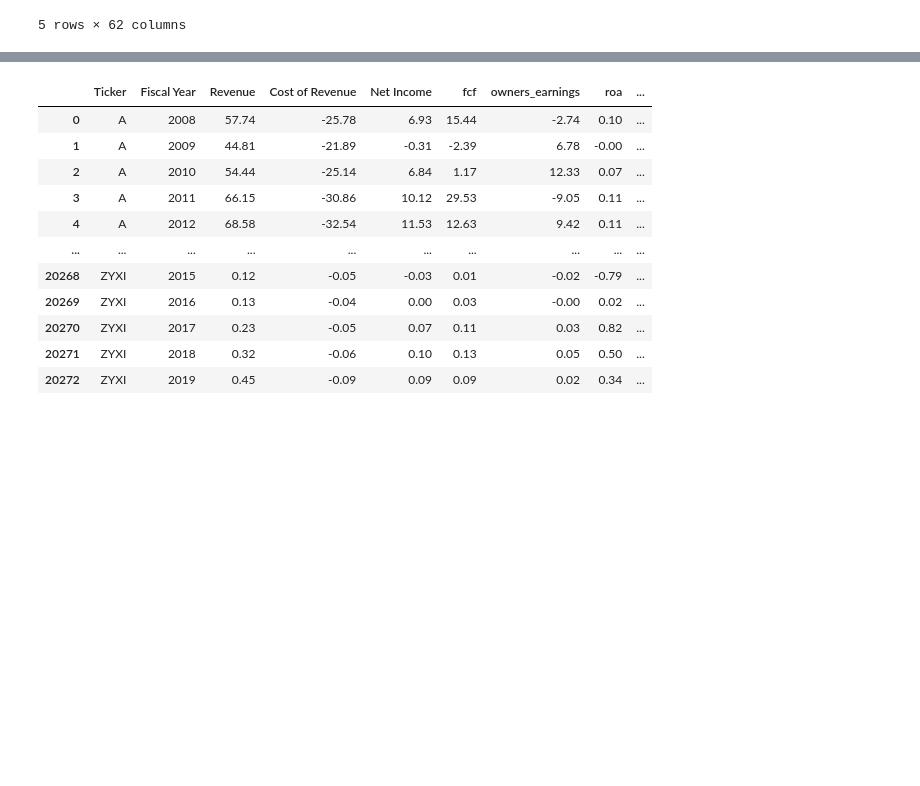
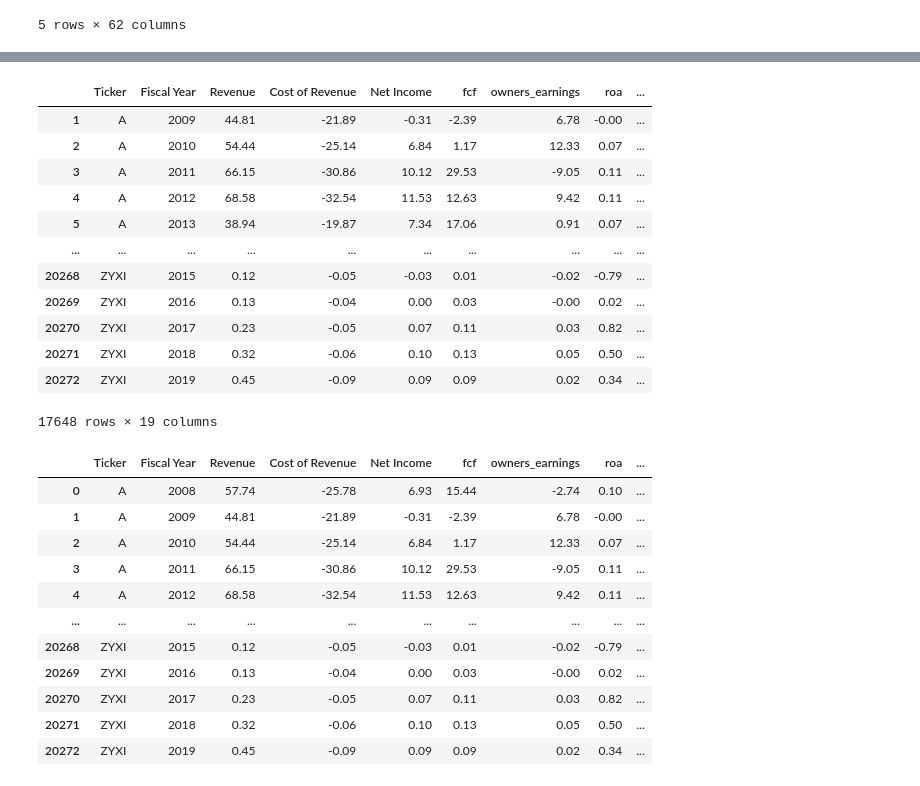
Before and after one commit to lluc2397/earnings-prediction, a Jupyter notebook: notebooks/2.0-feature-engineering.ipynb, the cells around one changed output, grey strips where cells are left out. Saved outputs shown, nothing was run; the diff lists cells and outputs as text; code cells hidden in the pictures; blank space fills up the shorter version.

```diff
--- a/notebooks/2.0-feature-engineering.ipynb
+++ b/notebooks/2.0-feature-engineering.ipynb
@@ -150,3 +153,19 @@ resumed_df.describe()
+# %%
+resumed_df_dropped
+# %% [output]
+|  | Ticker | Fiscal Year | Revenue | Cost of Revenue | Net Income | fcf | owners_earnings | roa | ... |
+| 1 | A | 2009 | 44.81 | -21.89 | -0.31 | -2.39 | 6.78 | -0.00 | ... |
+| 2 | A | 2010 | 54.44 | -25.14 | 6.84 | 1.17 | 12.33 | 0.07 | ... |
+| 3 | A | 2011 | 66.15 | -30.86 | 10.12 | 29.53 | -9.05 | 0.11 | ... |
+| 4 | A | 2012 | 68.58 | -32.54 | 11.53 | 12.63 | 9.42 | 0.11 | ... |
+| 5 | A | 2013 | 38.94 | -19.87 | 7.34 | 17.06 | 0.91 | 0.07 | ... |
+| ... | ... | ... | ... | ... | ... | ... | ... | ... | ... |
+| 20268 | ZYXI | 2015 | 0.12 | -0.05 | -0.03 | 0.01 | -0.02 | -0.79 | ... |
+| 20269 | ZYXI | 2016 | 0.13 | -0.04 | 0.00 | 0.03 | -0.00 | 0.02 | ... |
+| 20270 | ZYXI | 2017 | 0.23 | -0.05 | 0.07 | 0.11 | 0.03 | 0.82 | ... |
+| 20271 | ZYXI | 2018 | 0.32 | -0.06 | 0.10 | 0.13 | 0.05 | 0.50 | ... |
+| 20272 | ZYXI | 2019 | 0.45 | -0.09 | 0.09 | 0.09 | 0.02 | 0.34 | ... |
+17648 rows × 19 columns
 # %%
 resumed_df
 # %% [output]
```
Also changed, not shown: parts of 4 cells of this notebook, 10 other files.
